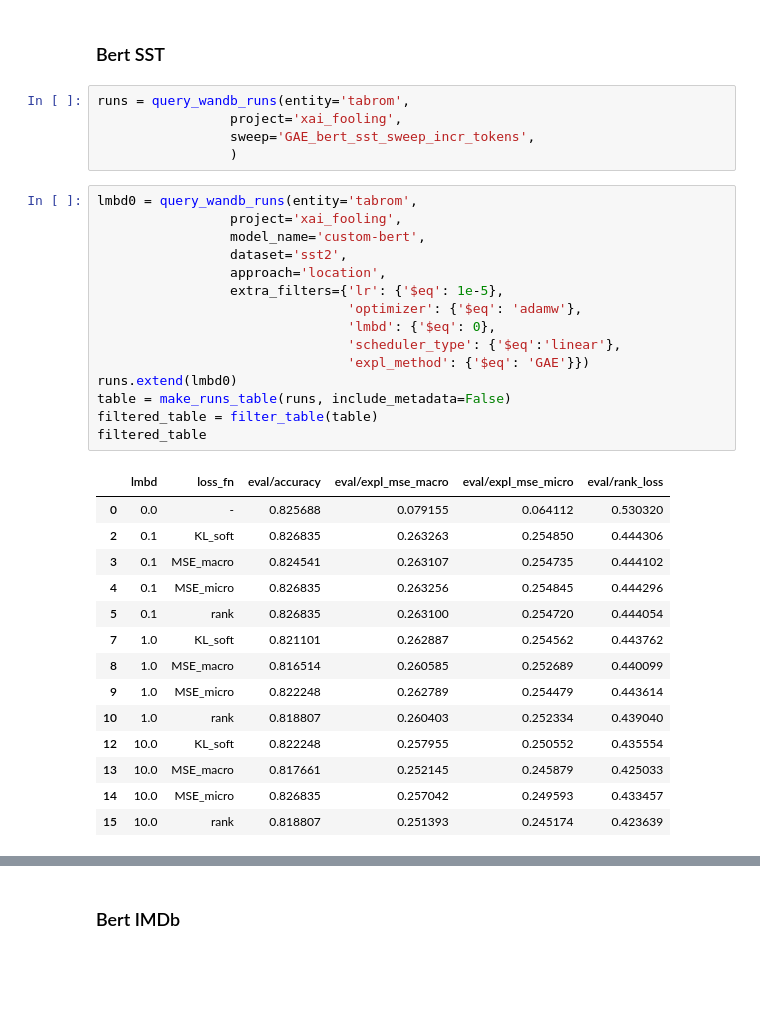
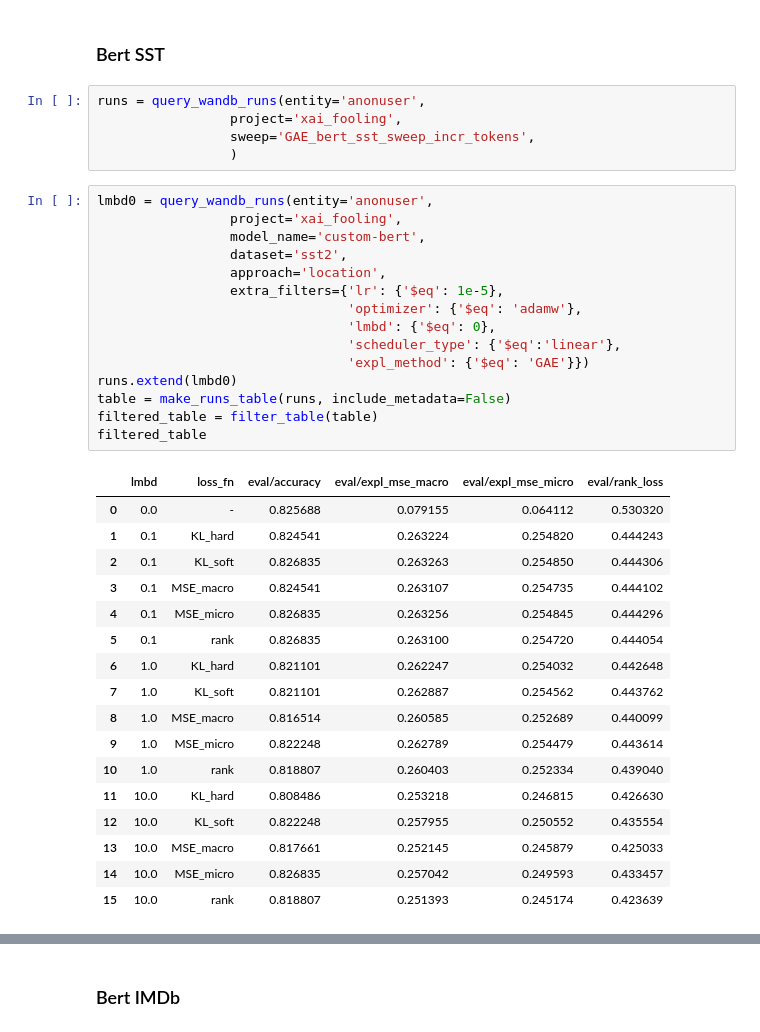
Before and after one commit to tabrom/XAI-fool, a Jupyter notebook: notebooks/results_elevate_GAE.ipynb, the cells around one changed output, grey strips where cells are left out. Drawn from its saved outputs; the diff is of its cells as text; blank space fills up the shorter version.

```diff
--- a/notebooks/results_elevate_GAE.ipynb
+++ b/notebooks/results_elevate_GAE.ipynb
@@ -430,36 +428,39 @@ plot_attr_samples(attr, ref_attr, n_samples=3, normalise=True, seed=1, exclude_c
 # %% [markdown]
 ### Bert SST
 # %%
-runs = query_wandb_runs(entity='tabrom',
+runs = query_wandb_runs(entity='anonuser',
                  project='xai_fooling',
                  sweep='GAE_bert_sst_sweep_incr_tokens',
                  )
 # %%
-lmbd0 = query_wandb_runs(entity='tabrom',
+lmbd0 = query_wandb_runs(entity='anonuser',
                  project='xai_fooling',
                  model_name='custom-bert',
                  dataset='sst2',
                  approach='location',
                  extra_filters={'lr': {'$eq': 1e-5},
                                 'optimizer': {'$eq': 'adamw'},
                                 'lmbd': {'$eq': 0},
                                 'scheduler_type': {'$eq':'linear'},
                                 'expl_method': {'$eq': 'GAE'}})
 runs.extend(lmbd0)
 table = make_runs_table(runs, include_metadata=False)
 filtered_table = filter_table(table)
 filtered_table
 # %% [output]
 |  | lmbd | loss_fn | eval/accuracy | eval/expl_mse_macro | eval/expl_mse_micro | eval/rank_loss |
 | 0 | 0.0 | - | 0.825688 | 0.079155 | 0.064112 | 0.530320 |
+| 1 | 0.1 | KL_hard | 0.824541 | 0.263224 | 0.254820 | 0.444243 |
 | 2 | 0.1 | KL_soft | 0.826835 | 0.263263 | 0.254850 | 0.444306 |
 | 3 | 0.1 | MSE_macro | 0.824541 | 0.263107 | 0.254735 | 0.444102 |
 | 4 | 0.1 | MSE_micro | 0.826835 | 0.263256 | 0.254845 | 0.444296 |
 | 5 | 0.1 | rank | 0.826835 | 0.263100 | 0.254720 | 0.444054 |
+| 6 | 1.0 | KL_hard | 0.821101 | 0.262247 | 0.254032 | 0.442648 |
 | 7 | 1.0 | KL_soft | 0.821101 | 0.262887 | 0.254562 | 0.443762 |
 | 8 | 1.0 | MSE_macro | 0.816514 | 0.260585 | 0.252689 | 0.440099 |
 | 9 | 1.0 | MSE_micro | 0.822248 | 0.262789 | 0.254479 | 0.443614 |
 | 10 | 1.0 | rank | 0.818807 | 0.260403 | 0.252334 | 0.439040 |
+| 11 | 10.0 | KL_hard | 0.808486 | 0.253218 | 0.246815 | 0.426630 |
 | 12 | 10.0 | KL_soft | 0.822248 | 0.257955 | 0.250552 | 0.435554 |
 | 13 | 10.0 | MSE_macro | 0.817661 | 0.252145 | 0.245879 | 0.425033 |
 | 14 | 10.0 | MSE_micro | 0.826835 | 0.257042 | 0.249593 | 0.433457 |
```
Also changed, not shown: parts of 22 cells of this notebook, 14 other files.
